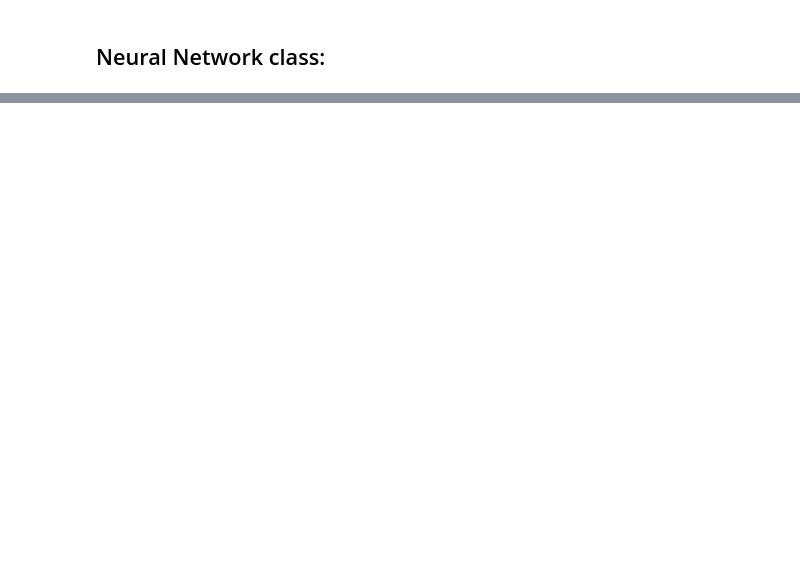
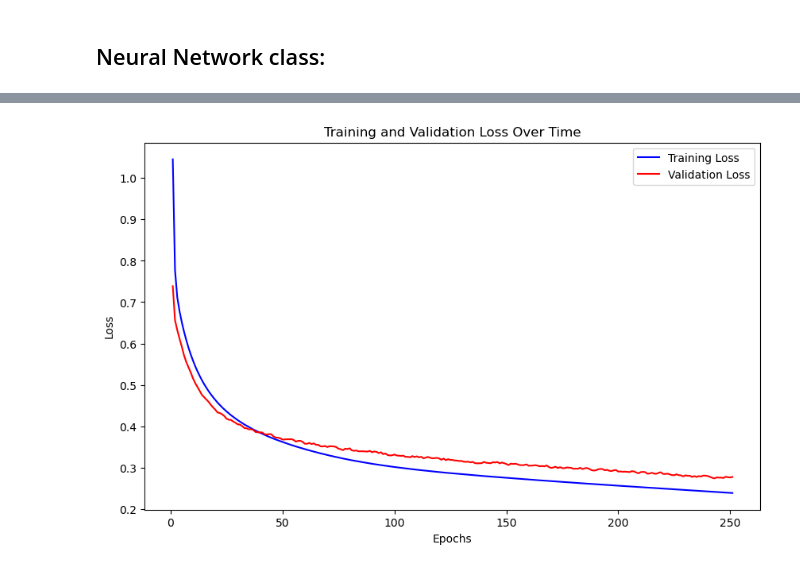
Before and after one commit to hkhattak09/NN_numpy, a Jupyter notebook: NN.ipynb, the cells around one changed output, grey strips where cells are left out. Cells and saved outputs as stored; diff of their text form; code cells hidden in the pictures; blank space fills up the shorter version.

```diff
--- a/NN.ipynb
+++ b/NN.ipynb
@@ -31,3 +33,16 @@ def plot_decision_boundary(pred_func, x_min, x_max, y_min, y_max, cmap, ax):
+# %%
+import time
+
+def plot_losses(train_hist, val_hist):
+    plt.figure(figsize=(10, 6))
+    epochs = range(1, len(train_hist) + 1)
+    plt.plot(epochs, train_hist, 'b-', label='Training Loss')
+    plt.plot(epochs, val_hist, 'r-', label='Validation Loss')
+    plt.xlabel('Epochs')
+    plt.ylabel('Loss')
+    plt.title('Training and Validation Loss Over Time')
+    plt.legend()
+    plt.show()
 # %% [markdown]
 ## Neural Network class:
 # %%
@@ -401,0 +444,14 @@ class NeuralNetwork():
+# %%
+X_train, X_val, Y_train, Y_val = train_test_split(data_x, data_y, test_size = 0.2, random_state=SEED)
+
+nn = NeuralNetwork([2, 60, 40, 20, 2], mode='classification', activation='sigmoid', optimizer = 'minibatch', batch_size=64)
+start = time.time()
+history, val_hist = nn.fit(X_train, Y_train, X_val, Y_val, epochs = 251, lr = 0.02)
+
+# end time
+end = time.time()
+print("Runtime of the algorithm is ",round((end - start),3)," seconds")
+
+# Plot both training and val loss history
+plot_losses(history, val_hist)
+# %% [output]
@@ -401,0 +471 @@ class NeuralNetwork():
+[figure, added]
```
Also changed, not shown: parts of 6 cells of this notebook.
